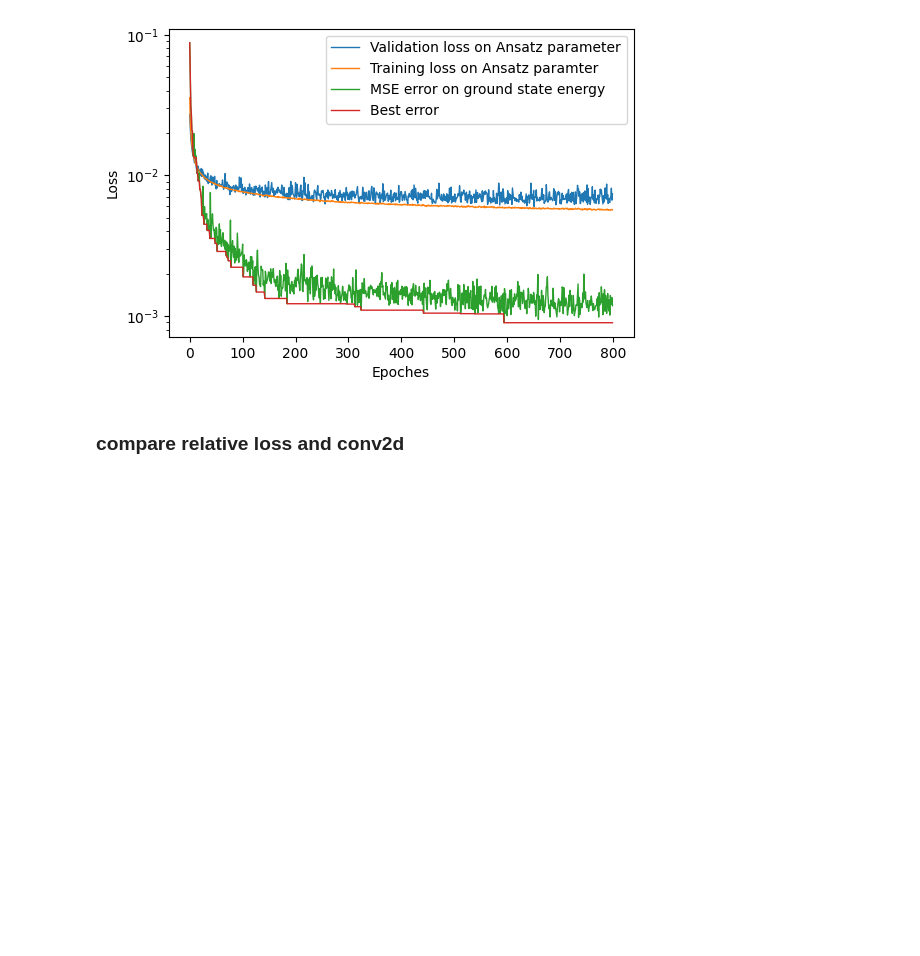
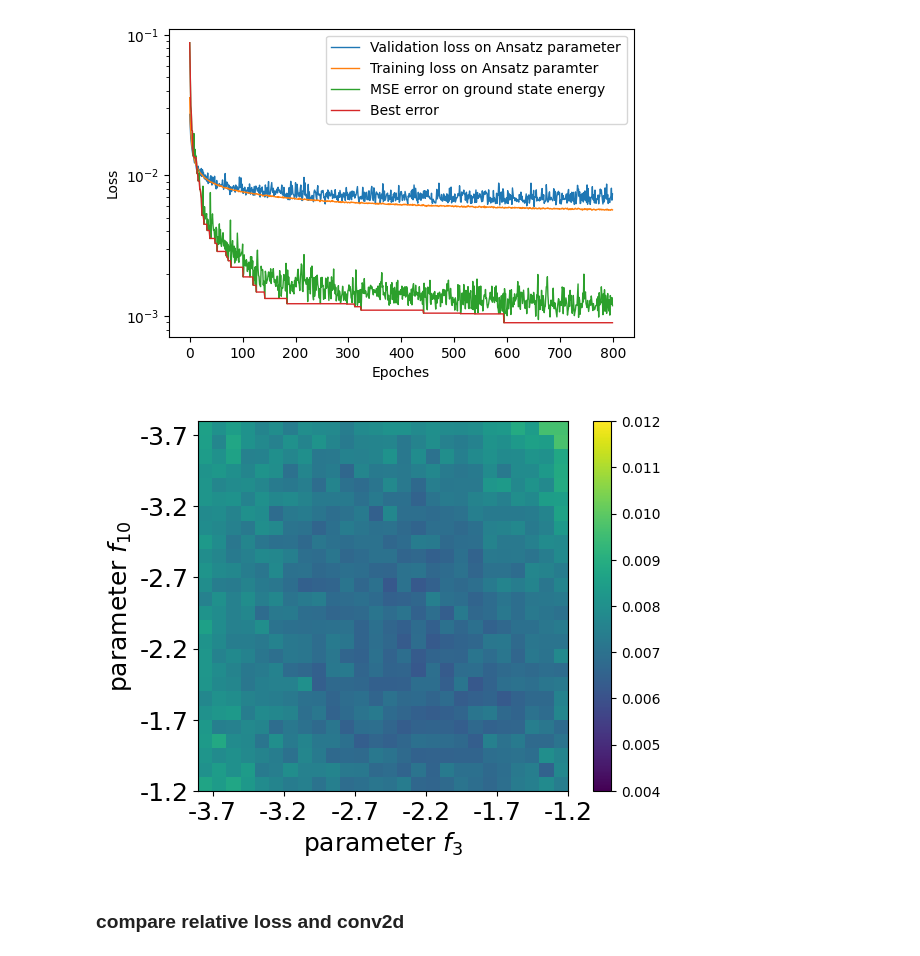
Before and after one commit to cabenav/ACSE-universal-ansatze, a Jupyter notebook: paper-plotting.ipynb, the cells around one changed output. Cells and saved outputs as stored; diff of their text form; code cells hidden in the pictures; blank space fills up the shorter version.

Commit message:
made plots

```diff
--- a/paper-plotting.ipynb
+++ b/paper-plotting.ipynb
@@ -123,6 +123,33 @@ fig/f38-v0.5.7-mse-relative-loss.pt.pdf xy 800 0.0073542348109185696
 fig/f38-v0.5.7-mse-relative-loss.pt.pdf xy 800 0.0008947564998992924
 checkpoints/f38-v0.5.7-mse-relative-loss.pt has been ploted and saved into fig/f38-v0.5.7-mse-relative-loss.pt.pdf
 [figure]
+# %%
+import numpy as np
+import matplotlib.pyplot as plt
+import torch
+
+fontsize=18
+index1, index2 = 7,14
+index1, index2 = 3,10
+#a=np.load(f'hot-loss-{index1}-{index2}.npy')
+_loss_array,values,labels,index1,index2 = torch.load(f'hot-loss-{index1}-{index2}.pt')
+#_loss_array,values,labels,index1,index2
+#print(values)
+#plt.figure()
+plt.imshow(_loss_array,vmin = 0.004,vmax = 0.012)
+#plt.title(f'validation loss for two parameters in small divisions, ({index1},{index2})')
+#plt.axis([-3.8,-1.2,-3.8,-1.2])
+#plt.figure(figsize=(2,4))
+plt.colorbar()
+plt.xticks(values,labels,fontsize = fontsize)
+plt.yticks(values,labels,fontsize = fontsize)
+plt.xlabel(f'parameter $f_{index1}$', fontsize = fontsize)
+plt.ylabel("parameter $f_{"+f"{index2}"+"}$",fontsize = fontsize)
+#plt.show()
+plt.savefig(f'new-hot-loss-{index1}-{index2}.pdf',bbox_inches ='tight')
+#torch.save([_loss_array,values,labels,index1,index2],f'hot-loss-{index1}-{index2}.pt')
+# %% [output]
+[figure, added]
 # %% [markdown]
 ### compare relative loss and conv2d
 # %%
```
Also changed, not shown: parts of 4 cells of this notebook, 1 other file.
